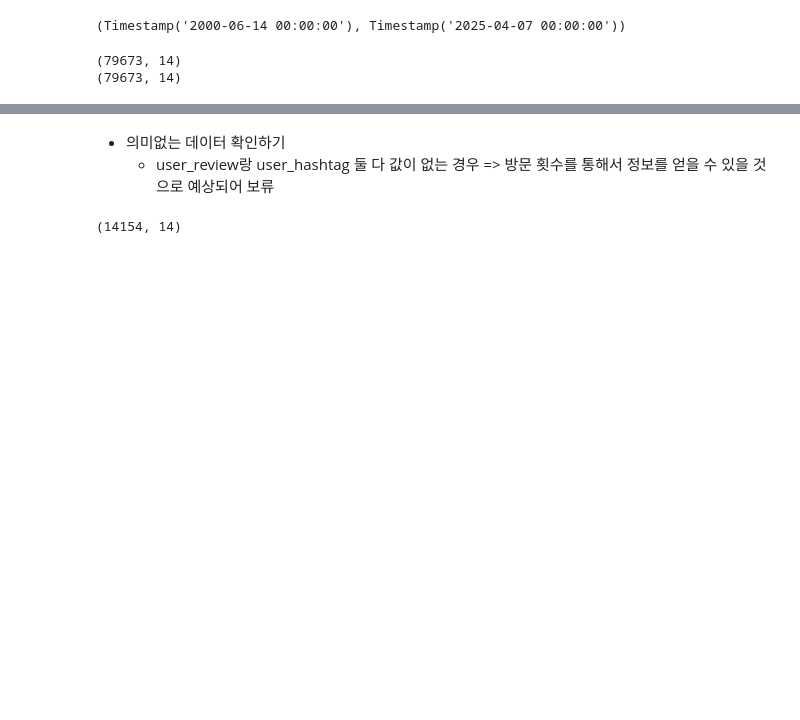
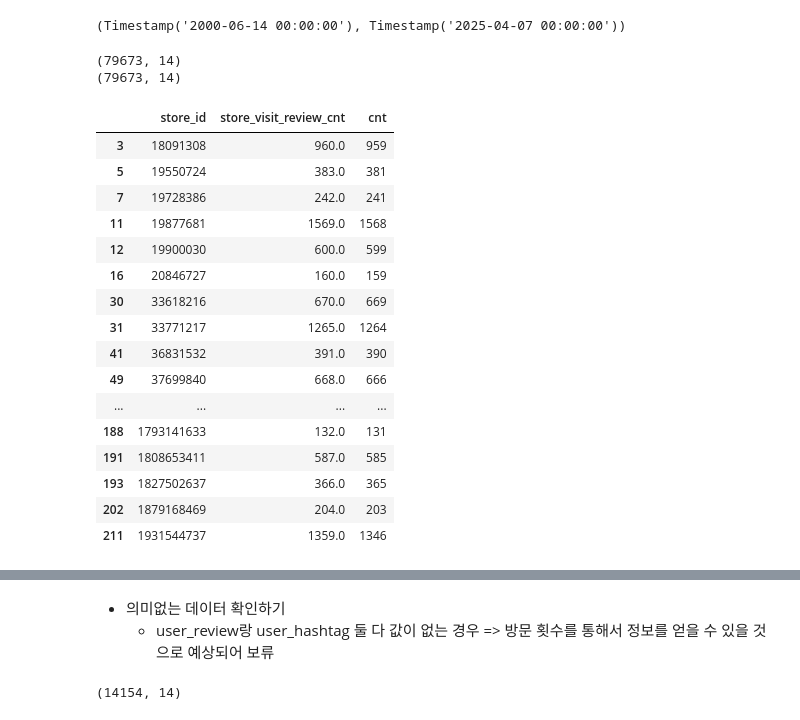
Before and after one commit to puoo2237/tteokbokki, a Jupyter notebook: data_preprocessing.ipynb, the cells around one changed output, grey strips where cells are left out. Drawn from its saved outputs; the diff is of its cells as text; code cells hidden in the pictures; blank space fills up the shorter version.

```diff
--- a/data_preprocessing.ipynb
+++ b/data_preprocessing.ipynb
@@ -70,3 +70,34 @@ print(new_df.shape)
 # %% [output]
 (79673, 14)
 (79673, 14)
+# %%
+sql = """
+select * from tteokbokki.store
+"""
+with engine.connect() as connection:
+    store =  pd.read_sql(text(sql), connection)
+# %%
+compare_cnt = store.filter(['store_id', 'store_visit_review_cnt'])\
+                    .merge(new_df.groupby(['store_id']).user_nickname.count().reset_index(name='cnt'),
+                            how= 'right',
+                            on = ['store_id'])
+# %%
+compare_cnt.query("store_visit_review_cnt > cnt") # 안녕유부와 진심왕돈가스를 제외하고는 크게 차이 안남 => 덮여쓰기여쓰기
+# %% [output]
+|  | store_id | store_visit_review_cnt | cnt |
+| 3 | 18091308 | 960.0 | 959 |
+| 5 | 19550724 | 383.0 | 381 |
+| 7 | 19728386 | 242.0 | 241 |
+| 11 | 19877681 | 1569.0 | 1568 |
+| 12 | 19900030 | 600.0 | 599 |
+| 16 | 20846727 | 160.0 | 159 |
+| 30 | 33618216 | 670.0 | 669 |
+| 31 | 33771217 | 1265.0 | 1264 |
+| 41 | 36831532 | 391.0 | 390 |
+| 49 | 37699840 | 668.0 | 666 |
+| ... | ... | ... | ... |
+| 188 | 1793141633 | 132.0 | 131 |
+| 191 | 1808653411 | 587.0 | 585 |
+| 193 | 1827502637 | 366.0 | 365 |
+| 202 | 1879168469 | 204.0 | 203 |
+| 211 | 1931544737 | 1359.0 | 1346 |
```
Also changed, not shown: parts of 4 cells of this notebook, 2 other files.
